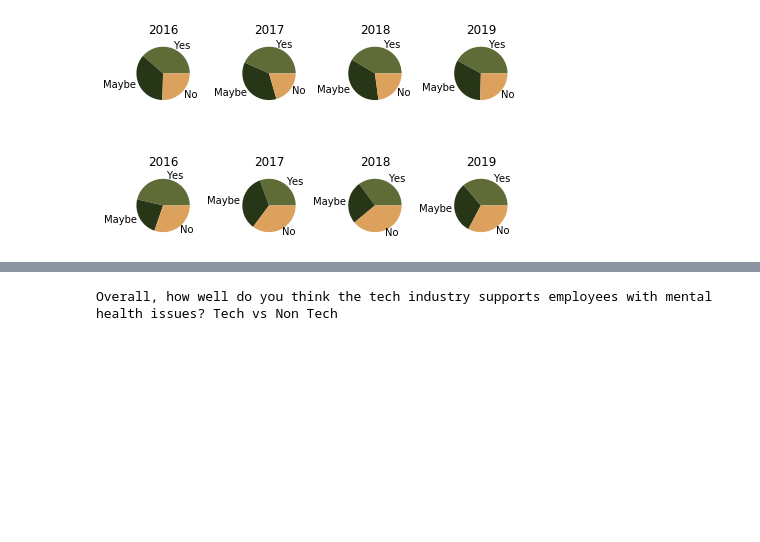
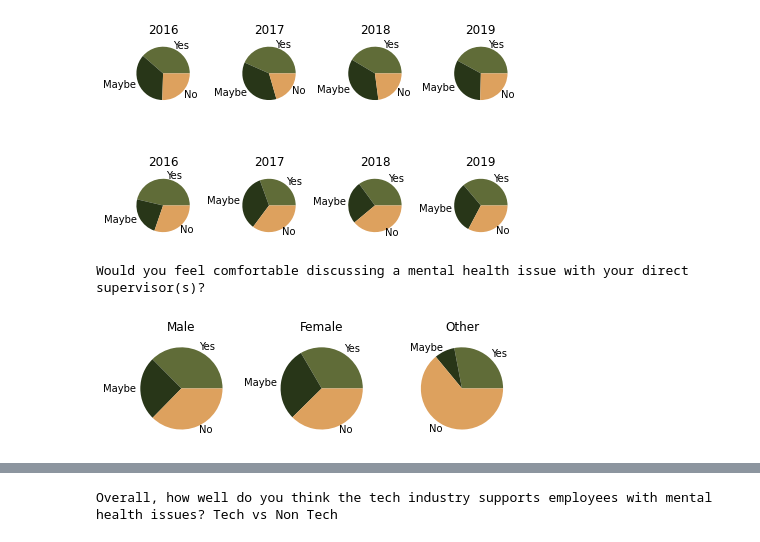
Before and after one commit to mich-matocha/data-therapy, a Jupyter notebook: Final.ipynb, the cells around one changed output, grey strips where cells are left out. Cells and saved outputs as stored; diff of their text form; code cells hidden in the pictures; blank space fills up the shorter version.

Commit message:
added breakdown by gender

```diff
--- a/Final.ipynb
+++ b/Final.ipynb
@@ -466,6 +439,29 @@ plt.tight_layout()
 # %% [output]
 Would you feel comfortable discussing a mental health issue with your direct supervisor(s)? Tech vs Non Tech
 [figure]
+# %%
+answers = ['Yes','Maybe','No']
+#plt.plot(years,q_17_list)
+
+pie_17_list16_t_g = pie_by_gender(data_16_t,'19')
+
+
+# referenced https://stackoverflow.com/questions/42818361/how-to-make-two-plots-side-by-side-using-python
+plt.title('Would you feel comfortable discussing a mental health issue with your direct supervisor(s)?')
+print('Would you feel comfortable discussing a mental health issue with your direct supervisor(s)?')
+plt.subplot(1,3,1)
+plt.pie(pie_17_list16_t_g[0],labels=answers, colors=['#606c38', '#283618', '#dda15e', '#bc6c25'])
+plt.title('Male')
+plt.subplot(1,3,2)
+plt.pie(pie_17_list16_t_g[1],labels=answers, colors=['#606c38', '#283618', '#dda15e', '#bc6c25'])
+plt.title('Female')
+plt.subplot(1,3,3)
+plt.pie(pie_17_list16_t_g[2],labels=answers, colors=['#606c38', '#283618', '#dda15e', '#bc6c25'])
+plt.title('Other')
+plt.tight_layout()
+# %% [output]
+Would you feel comfortable discussing a mental health issue with your direct supervisor(s)?
+[figure, added]
 # %%
 pie_16_19 = pie_by_size(data_16_t,'19')
 pie_17_19 = pie_by_size(data_17_t,'19')
```
Also changed, not shown: parts of 17 cells of this notebook.
